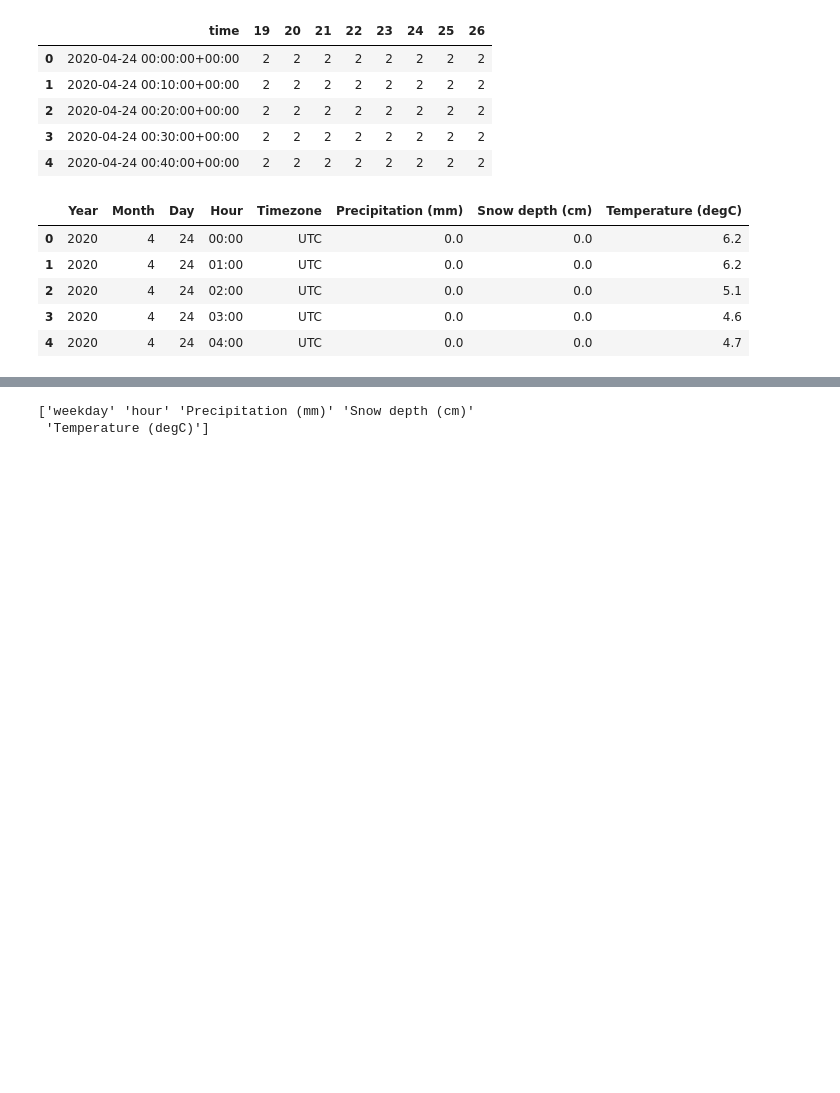
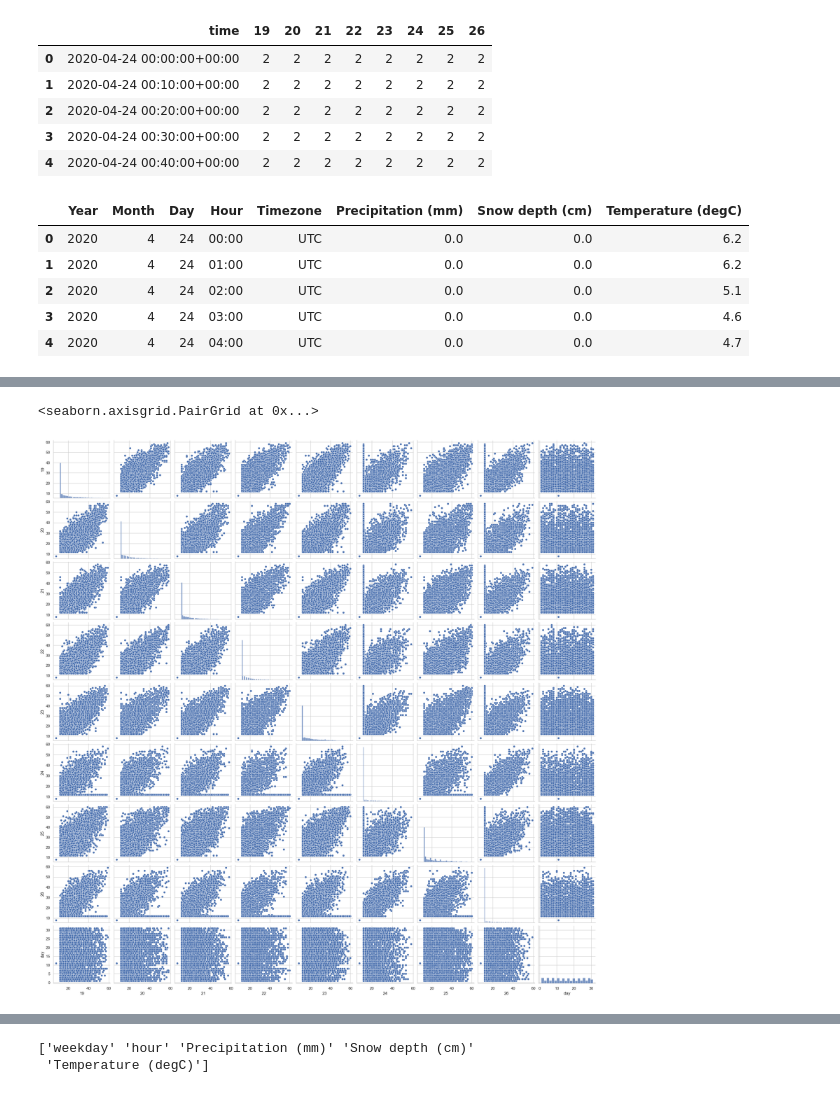
Before and after one commit to sargupta/gym-devices-data-analysis, a Jupyter notebook: dehomework/main01.ipynb, the cells around one changed output, grey strips where cells are left out. Saved outputs shown, nothing was run; the diff lists cells and outputs as text; code cells hidden in the pictures; blank space fills up the shorter version.

```diff
--- a/dehomework/main01.ipynb
+++ b/dehomework/main01.ipynb
@@ -91,0 +167,5 @@ memory usage: 3.8 MB
+# %%
+sns.pairplot(df_dummy2)
+# %% [output]
+<seaborn.axisgrid.PairGrid at 0x...>
+[figure, added]
```
Also changed, not shown: parts of 58 cells of this notebook.
